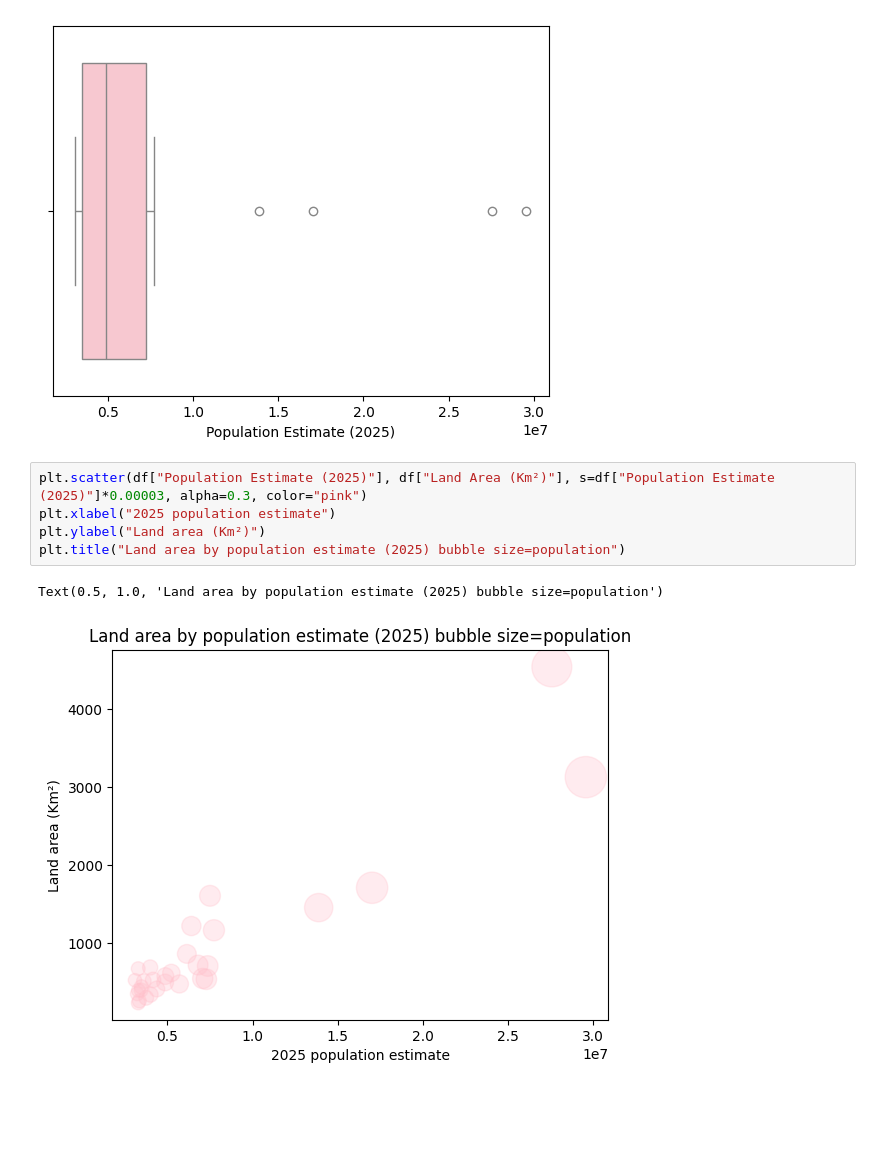
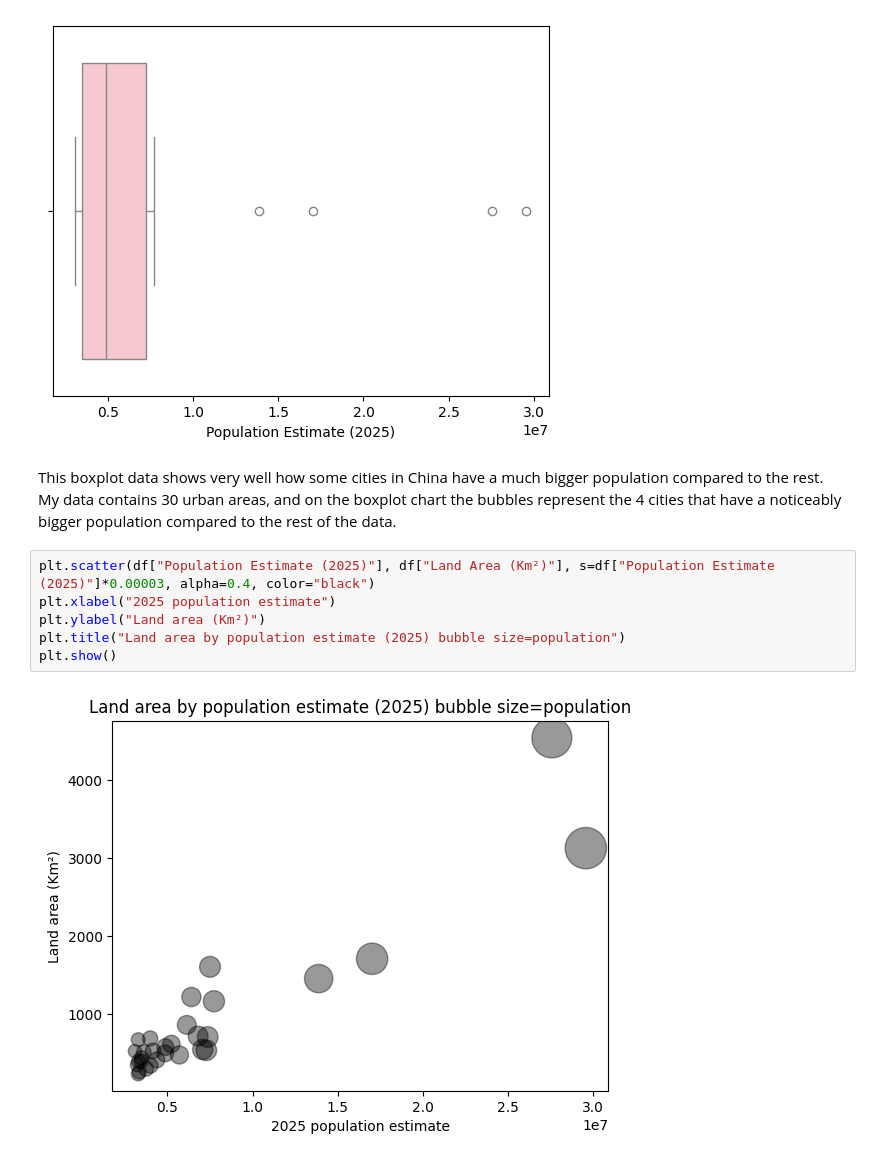
Before and after one commit to Laural-00/dt-2026-data-visualisation, a Jupyter notebook: notebooks/DigitalHumanities/Homework/Homework Laura-Lisanna.ipynb, the cells around one changed output. Saved outputs shown, nothing was run; the diff lists cells and outputs as text; blank space fills up the shorter version.

```diff
--- a/notebooks/DigitalHumanities/Homework/Homework Laura-Lisanna.ipynb
+++ b/notebooks/DigitalHumanities/Homework/Homework Laura-Lisanna.ipynb
@@ -36,11 +38,13 @@ sns.boxplot(data=df, x="Population Estimate (2025)", color="pink")
 # %% [output]
 <Axes: xlabel='Population Estimate (2025)'>
 [figure]
+# %% [markdown]
+This boxplot data shows very well how some cities in China have a much bigger population compared to the rest. My data contains 30 urban areas, and on the boxplot chart the bubbles represent the 4 cities that have a noticeably bigger population compared to the rest of the data.
 # %%
-plt.scatter(df["Population Estimate (2025)"], df["Land Area (Km²)"], s=df["Population Estimate (2025)"]*0.00003, alpha=0.3, color="pink")
+plt.scatter(df["Population Estimate (2025)"], df["Land Area (Km²)"], s=df["Population Estimate (2025)"]*0.00003, alpha=0.4, color="black")
 plt.xlabel("2025 population estimate")
 plt.ylabel("Land area (Km²)")
 plt.title("Land area by population estimate (2025) bubble size=population")
+plt.show()
 # %% [output]
-Text(0.5, 1.0, 'Land area by population estimate (2025) bubble size=population')
-[figure, old version]
+[figure, new version]
```
Also changed, not shown: parts of 4 cells of this notebook.
